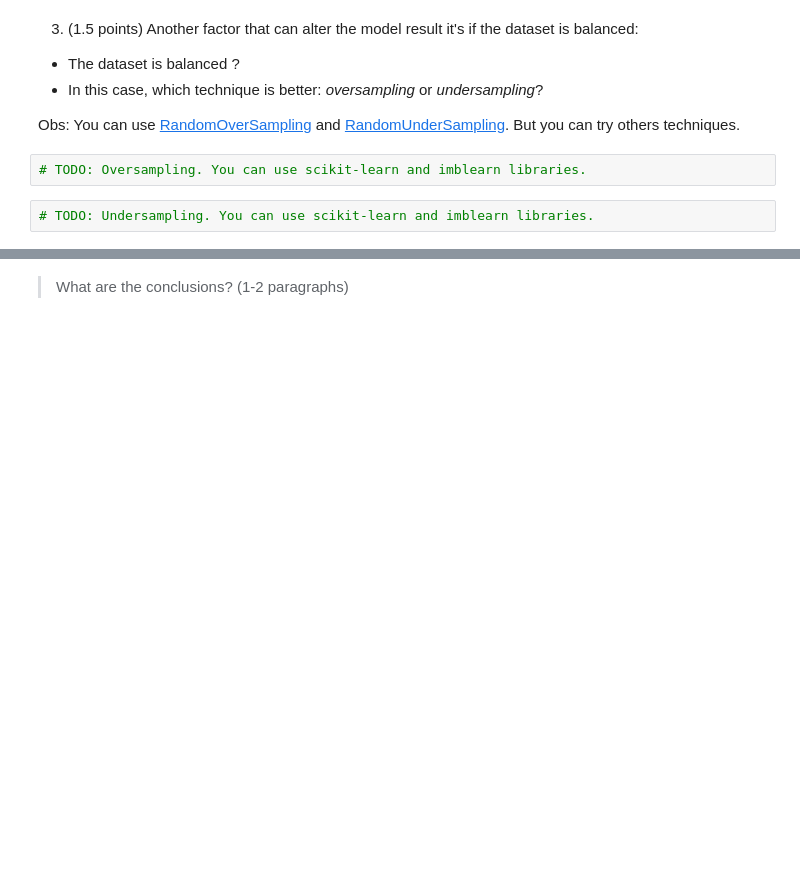
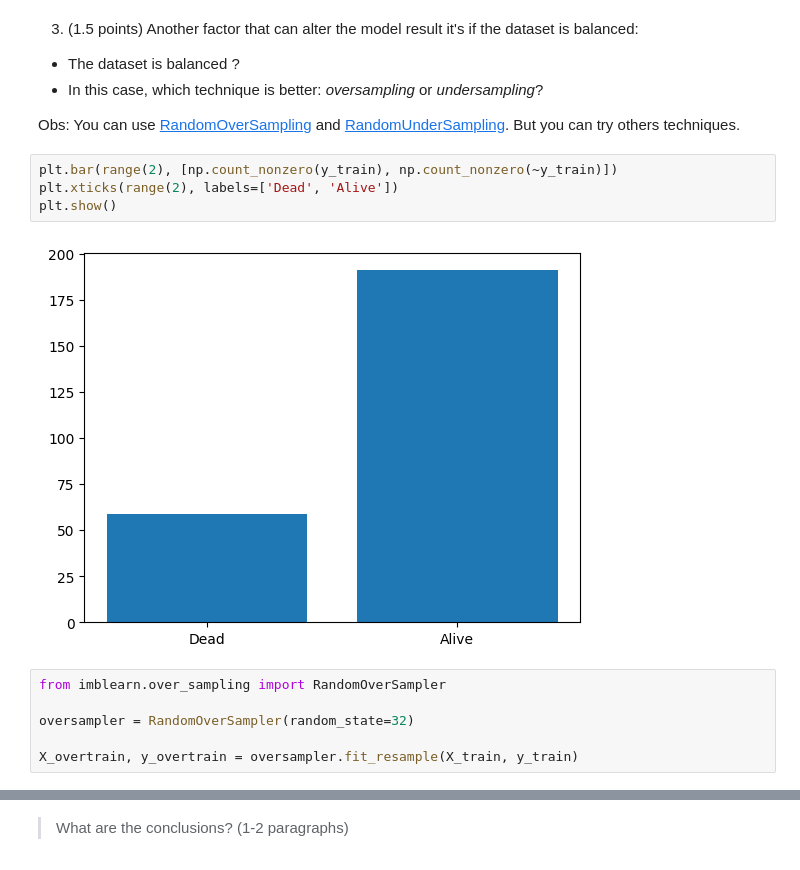
Before and after one commit to DanielGardin/MO444, a Jupyter notebook: T2_Classical_Techniques.ipynb, the cells around one changed output, grey strips where cells are left out. Drawn from its saved outputs; the diff is of its cells as text; blank space fills up the shorter version.

```diff
--- a/T2_Classical_Techniques.ipynb
+++ b/T2_Classical_Techniques.ipynb
@@ -729,7 +665,15 @@ C[range(2),range(2)].sum()/C.sum()
 *   In this case, which technique is better: *oversampling* or *undersampling*?
 
 Obs: You can use [RandomOverSampling](https://imbalanced-learn.org/stable/references/generated/imblearn.over_sampling.RandomOverSampler.html) and [RandomUnderSampling](https://imbalanced-learn.org/stable/references/generated/imblearn.under_sampling.RandomUnderSampler.html#imblearn.under_sampling.RandomUnderSampler). But you can try others techniques.
-# %%
-# TODO: Oversampling. You can use scikit-learn and imblearn libraries.
-# %%
-# TODO: Undersampling. You can use scikit-learn and imblearn libraries.
+# %%
+plt.bar(range(2), [np.count_nonzero(y_train), np.count_nonzero(~y_train)])
+plt.xticks(range(2), labels=['Dead', 'Alive'])
+plt.show()
+# %% [output]
+[figure, added]
+# %%
+from imblearn.over_sampling import RandomOverSampler
+
+oversampler = RandomOverSampler(random_state=32)
+
+X_overtrain, y_overtrain = oversampler.fit_resample(X_train, y_train)
```
Also changed, not shown: parts of 14 cells of this notebook.
